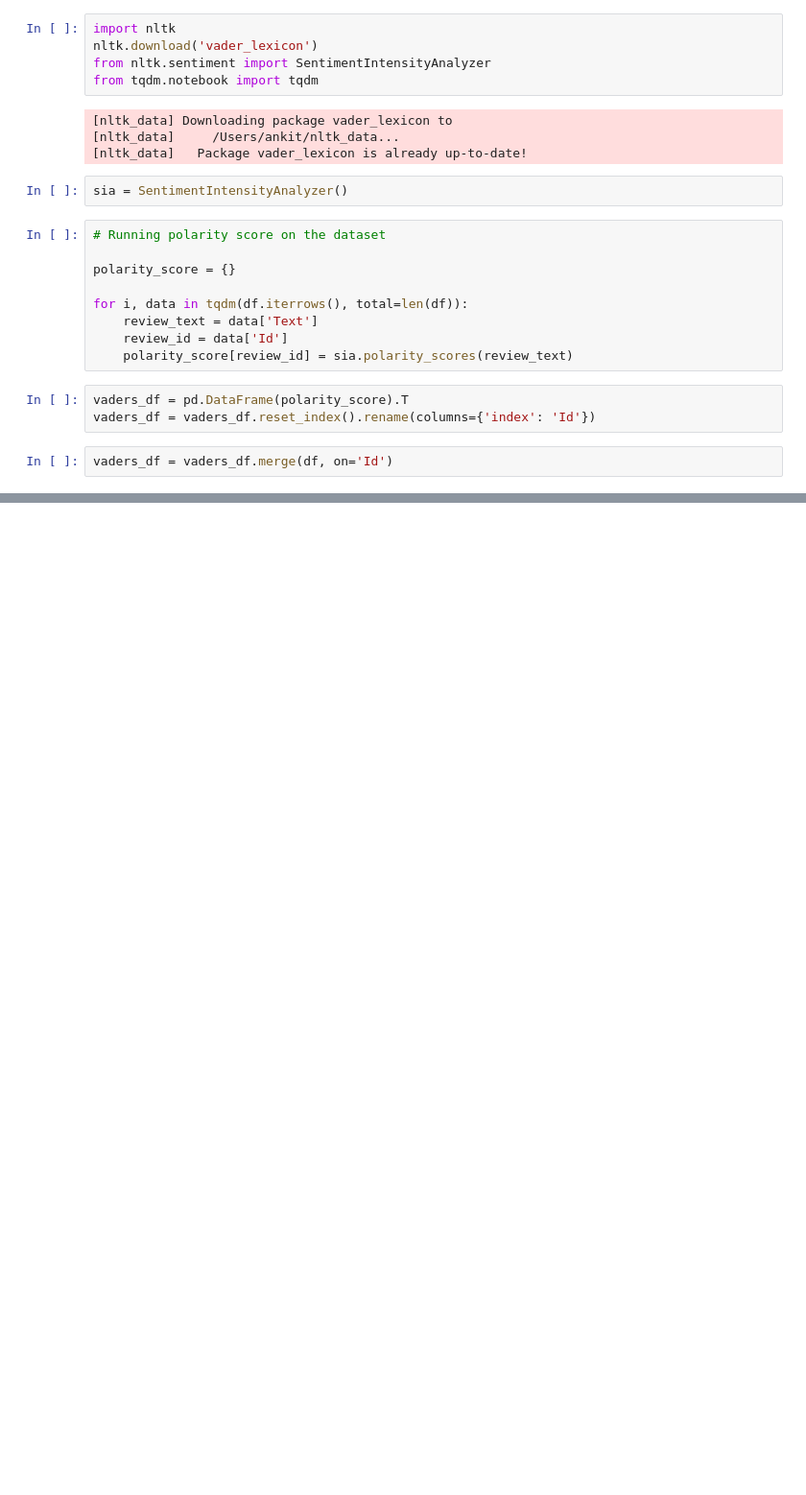
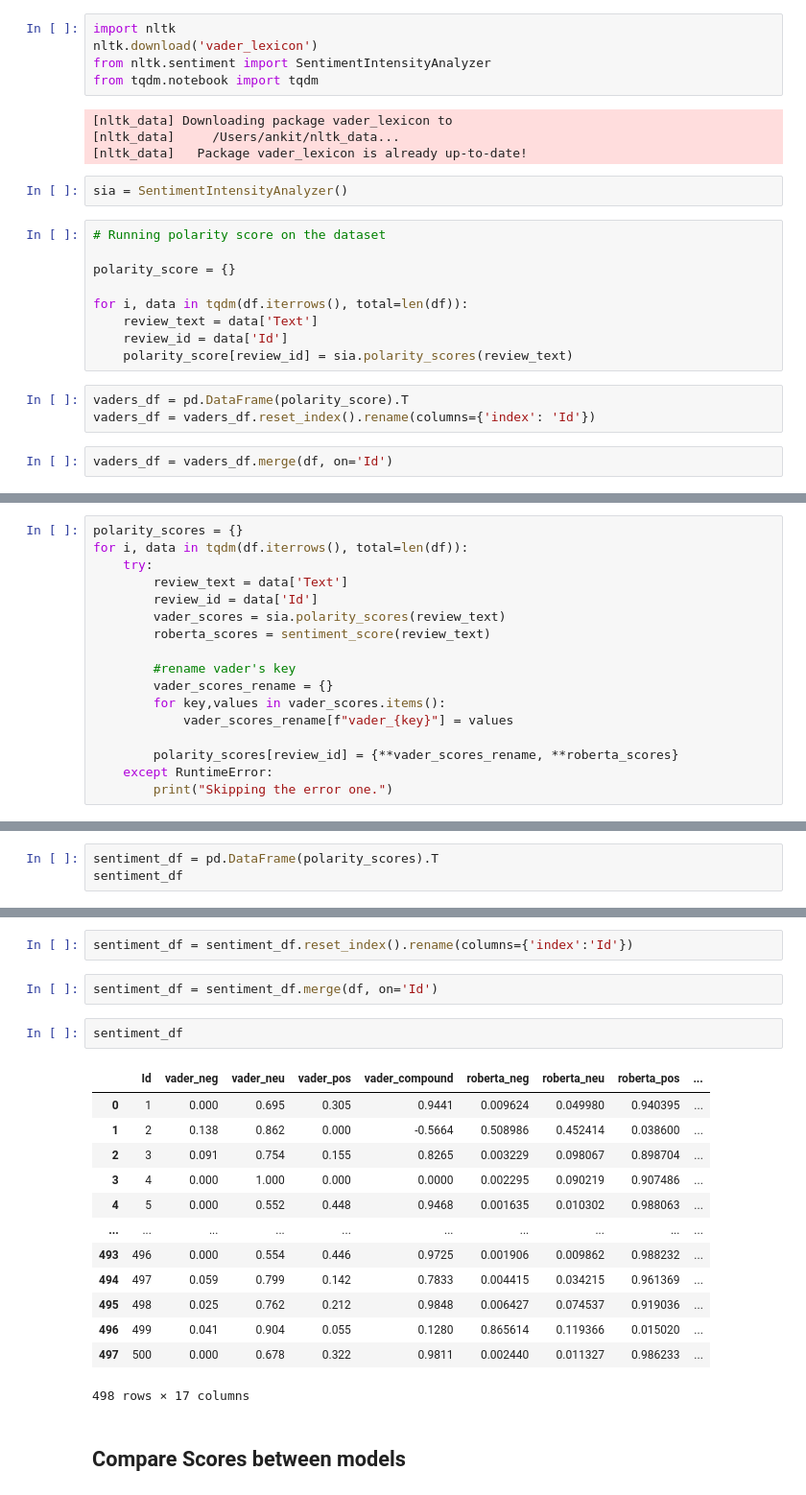
Before and after one commit to ankitrijal2054/Sentiment-Analysis, a Jupyter notebook: model.ipynb, the cells around one changed output, grey strips where cells are left out. Shown at 96% size. Saved outputs shown, nothing was run; the diff lists cells and outputs as text; blank space fills up the shorter version.

Commit message:
Predicted sentiment scores using hugging face transformer library.

```diff
--- a/model.ipynb
+++ b/model.ipynb
@@ -82,0 +107,17 @@ plt.tight_layout
+# %%
+polarity_scores = {}
+for i, data in tqdm(df.iterrows(), total=len(df)):
+    try:
+        review_text = data['Text']
+        review_id = data['Id']
+        vader_scores = sia.polarity_scores(review_text)
+        roberta_scores = sentiment_score(review_text)
+
+        #rename vader's key
+        vader_scores_rename = {}
+        for key,values in vader_scores.items():
+            vader_scores_rename[f"vader_{key}"] = values
+
+        polarity_scores[review_id] = {**vader_scores_rename, **roberta_scores}
+    except RuntimeError:
+        print("Skipping the error one.")
@@ -82,0 +127,3 @@ plt.tight_layout
+# %%
+sentiment_df = pd.DataFrame(polarity_scores).T
+sentiment_df
@@ -82,0 +144,22 @@ plt.tight_layout
+# %%
+sentiment_df = sentiment_df.reset_index().rename(columns={'index':'Id'})
+# %%
+sentiment_df = sentiment_df.merge(df, on='Id')
+# %%
+sentiment_df
+# %% [output]
+|  | Id | vader_neg | vader_neu | vader_pos | vader_compound | roberta_neg | roberta_neu | roberta_pos | ... |
+| 0 | 1 | 0.000 | 0.695 | 0.305 | 0.9441 | 0.009624 | 0.049980 | 0.940395 | ... |
+| 1 | 2 | 0.138 | 0.862 | 0.000 | -0.5664 | 0.508986 | 0.452414 | 0.038600 | ... |
+| 2 | 3 | 0.091 | 0.754 | 0.155 | 0.8265 | 0.003229 | 0.098067 | 0.898704 | ... |
+| 3 | 4 | 0.000 | 1.000 | 0.000 | 0.0000 | 0.002295 | 0.090219 | 0.907486 | ... |
+| 4 | 5 | 0.000 | 0.552 | 0.448 | 0.9468 | 0.001635 | 0.010302 | 0.988063 | ... |
+| ... | ... | ... | ... | ... | ... | ... | ... | ... | ... |
+| 493 | 496 | 0.000 | 0.554 | 0.446 | 0.9725 | 0.001906 | 0.009862 | 0.988232 | ... |
+| 494 | 497 | 0.059 | 0.799 | 0.142 | 0.7833 | 0.004415 | 0.034215 | 0.961369 | ... |
+| 495 | 498 | 0.025 | 0.762 | 0.212 | 0.9848 | 0.006427 | 0.074537 | 0.919036 | ... |
+| 496 | 499 | 0.041 | 0.904 | 0.055 | 0.1280 | 0.865614 | 0.119366 | 0.015020 | ... |
+| 497 | 500 | 0.000 | 0.678 | 0.322 | 0.9811 | 0.002440 | 0.011327 | 0.986233 | ... |
+498 rows × 17 columns
+# %% [markdown]
+## Compare Scores between models
```
Also changed, not shown: parts of 11 cells of this notebook.
